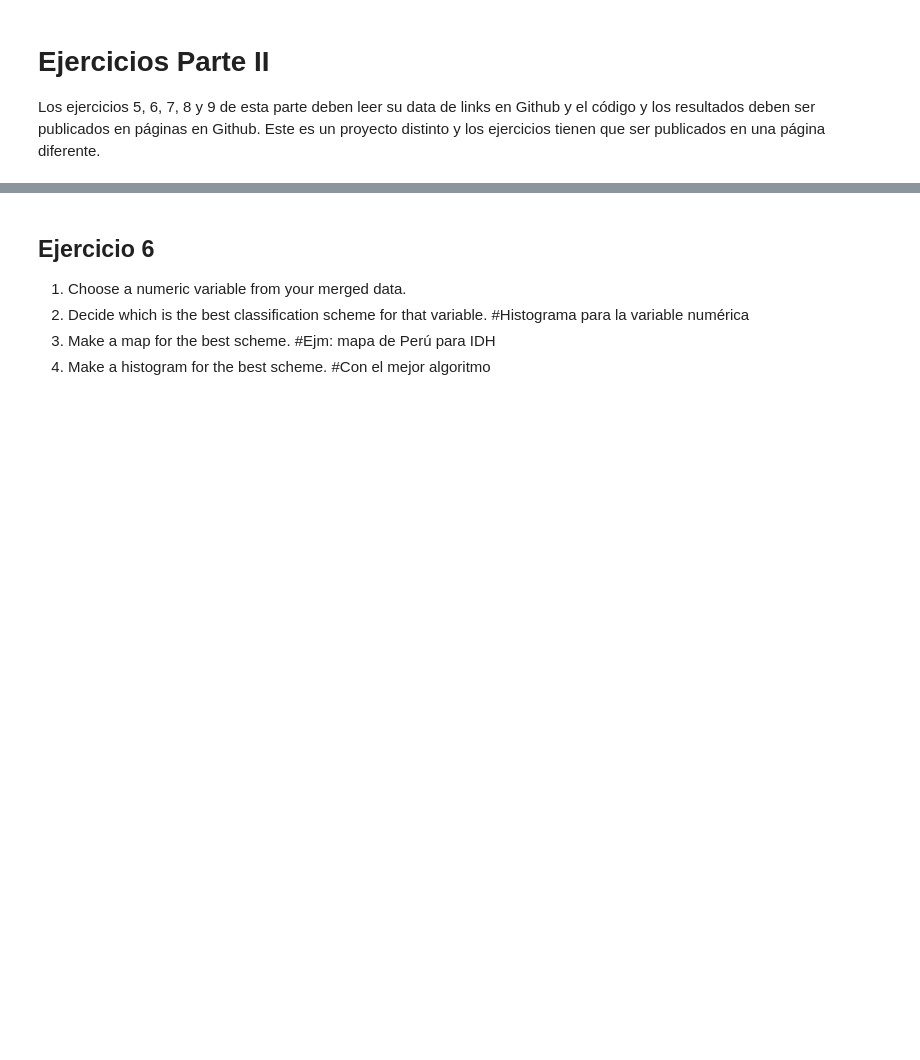
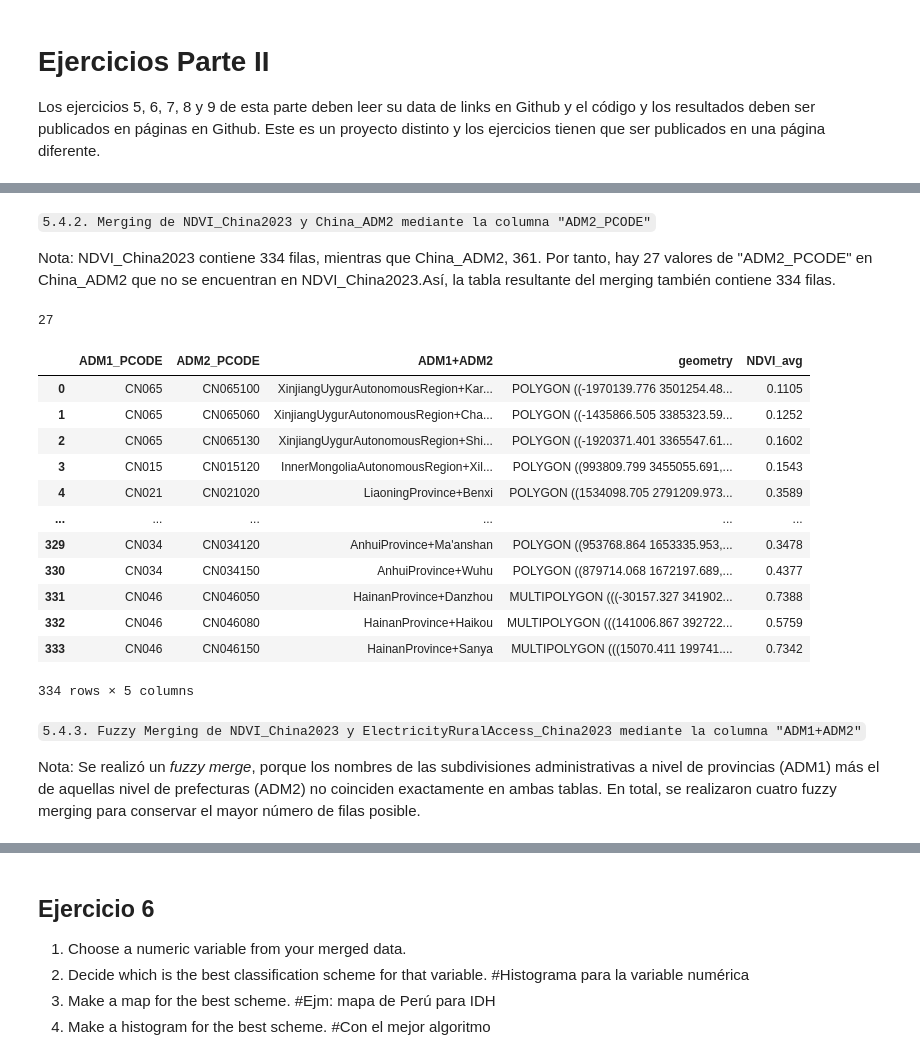
Before and after one commit to Ciencia-de-datos-espaciales-2023-2/Evaluacion4_2da-Parte_Mining_GeoDFs, a Jupyter notebook: Prepro_Evaluación#4_2da-Parte_Mining_GeoDFs.ipynb, the cells around one changed output, grey strips where cells are left out. Cells and saved outputs as stored; diff of their text form; code cells hidden in the pictures; blank space fills up the shorter version.

Commit message:
Subir preprocesamiento

```diff
--- a/Prepro_Evaluación#4_2da-Parte_Mining_GeoDFs.ipynb
+++ b/Prepro_Evaluación#4_2da-Parte_Mining_GeoDFs.ipynb
@@ -17,0 +65,19 @@ Se trabajará con las subdivisiones a nivel de prefecturas
+# %%
+import pandas as pd
+
+NDVI_Data = "https://github.com/Ciencia-de-datos-espaciales-2023-2/Evaluacion4_2da-Parte_Mining_GeoDFs/raw/main/data/chn-ndvi-adm2-5ytd.csv"
+NDVI_China2019to2023 = pd.read_csv(ndvi_Data)
+NDVI_China2023 = NDVI_China2019to2023[NDVI_China2019to2023.date=="2023-11-11"]
+NDVI_China2023 = NDVI_China2023.reset_index()
+NDVI_China2023.rename(columns = {"vim_avg": "NDVI_avg"}, inplace = True)
+
+ByeColumns = set(NDVI_China2023.columns)- {"ADM2_PCODE","NDVI_avg"}
+NDVI_China2023.drop(columns = ByeColumns, inplace = True)
+
+NDVI_China2023.ADM2_PCODE =NDVI_China2023.ADM2_PCODE.str.strip()
+
+NDVI_China2023.drop_duplicates(subset="ADM2_PCODE",keep="last", inplace=True)
+
+import os
+NDVI_China2023.to_csv(os.path.join("data","NDVI_China2023_prepro.csv"))
+NDVI_China2023
@@ -17,0 +222,32 @@ Se trabajará con las subdivisiones a nivel de prefecturas
+# %% [markdown]
+`5.4.2. Merging de NDVI_China2023 y China_ADM2 mediante la columna "ADM2_PCODE"`
+
+Nota: NDVI_China2023 contiene 334 filas, mientras que China_ADM2, 361. Por tanto, hay 27 valores de "ADM2_PCODE" en China_ADM2 que no se encuentran en NDVI_China2023.Así, la tabla resultante del merging también contiene 334 filas.
+# %%
+a = set(NDVI_China2023 ["ADM2_PCODE"].to_list())
+b = set( China_ADM2["ADM2_PCODE"].to_list())
+
+len(b-a)
+# %% [output]
+27
+# %%
+ADM2_NDVI_China2023= China_ADM2.merge(NDVI_China2023, on = "ADM2_PCODE" )
+ADM2_NDVI_China2023
+# %% [output]
+|  | ADM1_PCODE | ADM2_PCODE | ADM1+ADM2 | geometry | NDVI_avg |
+| 0 | CN065 | CN065100 | XinjiangUygurAutonomousRegion+Kar... | POLYGON ((-1970139.776 3501254.48... | 0.1105 |
+| 1 | CN065 | CN065060 | XinjiangUygurAutonomousRegion+Cha... | POLYGON ((-1435866.505 3385323.59... | 0.1252 |
+| 2 | CN065 | CN065130 | XinjiangUygurAutonomousRegion+Shi... | POLYGON ((-1920371.401 3365547.61... | 0.1602 |
+| 3 | CN015 | CN015120 | InnerMongoliaAutonomousRegion+Xil... | POLYGON ((993809.799 3455055.691,... | 0.1543 |
+| 4 | CN021 | CN021020 | LiaoningProvince+Benxi | POLYGON ((1534098.705 2791209.973... | 0.3589 |
+| ... | ... | ... | ... | ... | ... |
+| 329 | CN034 | CN034120 | AnhuiProvince+Ma'anshan | POLYGON ((953768.864 1653335.953,... | 0.3478 |
+| 330 | CN034 | CN034150 | AnhuiProvince+Wuhu | POLYGON ((879714.068 1672197.689,... | 0.4377 |
+| 331 | CN046 | CN046050 | HainanProvince+Danzhou | MULTIPOLYGON (((-30157.327 341902... | 0.7388 |
+| 332 | CN046 | CN046080 | HainanProvince+Haikou | MULTIPOLYGON (((141006.867 392722... | 0.5759 |
+| 333 | CN046 | CN046150 | HainanProvince+Sanya | MULTIPOLYGON (((15070.411 199741.... | 0.7342 |
+334 rows × 5 columns
+# %% [markdown]
+`5.4.3. Fuzzy Merging de NDVI_China2023 y ElectricityRuralAccess_China2023 mediante la columna "ADM1+ADM2"`
+
+Nota: Se realizó un *fuzzy merge*, porque los nombres de las subdivisiones administrativas a nivel de provincias (ADM1) más el de aquellas nivel de prefecturas (ADM2) no coinciden exactamente en ambas tablas. En total, se realizaron cuatro fuzzy merging para conservar el mayor número de filas posible.
```
Also changed, not shown: parts of 37 cells of this notebook, 4 other files.
